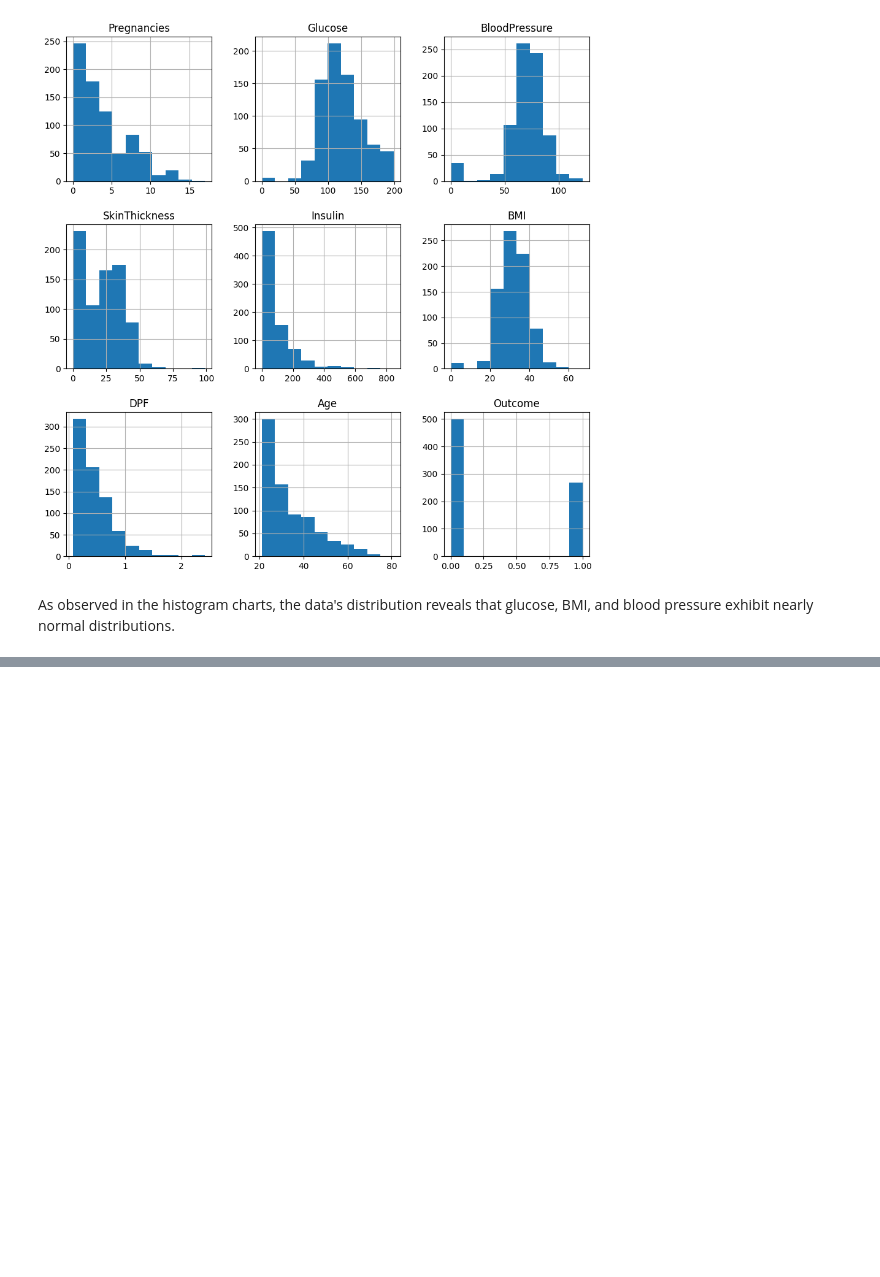
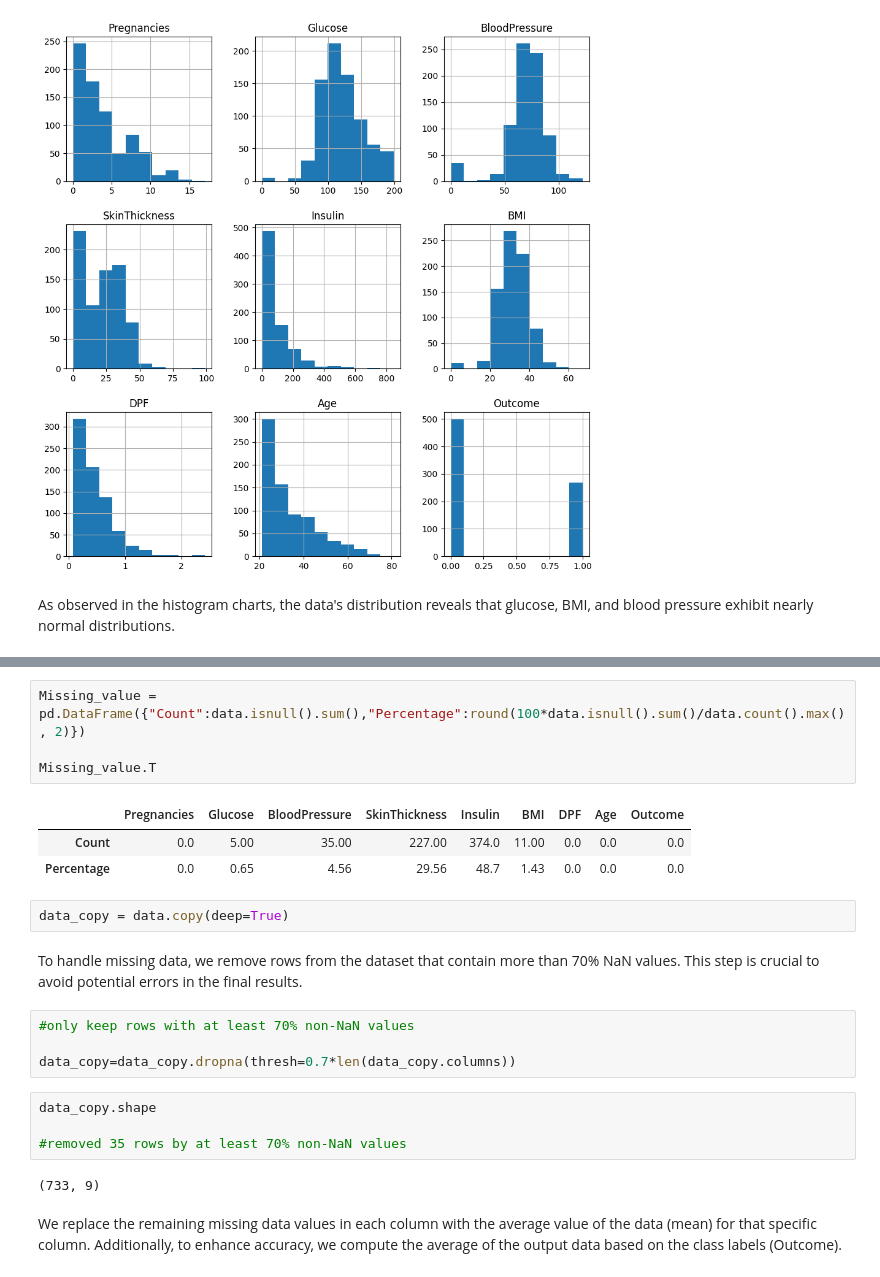
Before and after one commit to amir-9473/Hyperparameter-Tuning-of-Machine-Learning, a Jupyter notebook: notebooks/data_preprocessing.ipynb, the cells around one changed output, grey strips where cells are left out. Cells and saved outputs as stored; diff of their text form; blank space fills up the shorter version.

Commit message:
[DATA]: DataPreprocessing-Handling Missing Values

```diff
--- a/notebooks/data_preprocessing.ipynb
+++ b/notebooks/data_preprocessing.ipynb
@@ -92,0 +139,24 @@ As observed in the histogram charts, the data's distribution reveals that glucos
+# %%
+Missing_value = pd.DataFrame({"Count":data.isnull().sum(),"Percentage":round(100*data.isnull().sum()/data.count().max(), 2)})
+
+Missing_value.T
+# %% [output]
+|  | Pregnancies | Glucose | BloodPressure | SkinThickness | Insulin | BMI | DPF | Age | Outcome |
+| Count | 0.0 | 5.00 | 35.00 | 227.00 | 374.0 | 11.00 | 0.0 | 0.0 | 0.0 |
+| Percentage | 0.0 | 0.65 | 4.56 | 29.56 | 48.7 | 1.43 | 0.0 | 0.0 | 0.0 |
+# %%
+data_copy = data.copy(deep=True)
+# %% [markdown]
+To handle missing data, we remove rows from the dataset that contain more than 70% NaN values. This step is crucial to avoid potential errors in the final results.
+# %%
+#only keep rows with at least 70% non-NaN values
+
+data_copy=data_copy.dropna(thresh=0.7*len(data_copy.columns))
+# %%
+data_copy.shape
+
+#removed 35 rows by at least 70% non-NaN values
+# %% [output]
+(733, 9)
+# %% [markdown]
+We replace the remaining missing data values in each column with the average value of the data (mean) for that specific column. Additionally, to enhance accuracy, we compute the average of the output data based on the class labels (Outcome).
```
Also changed, not shown: parts of 7 cells of this notebook.
